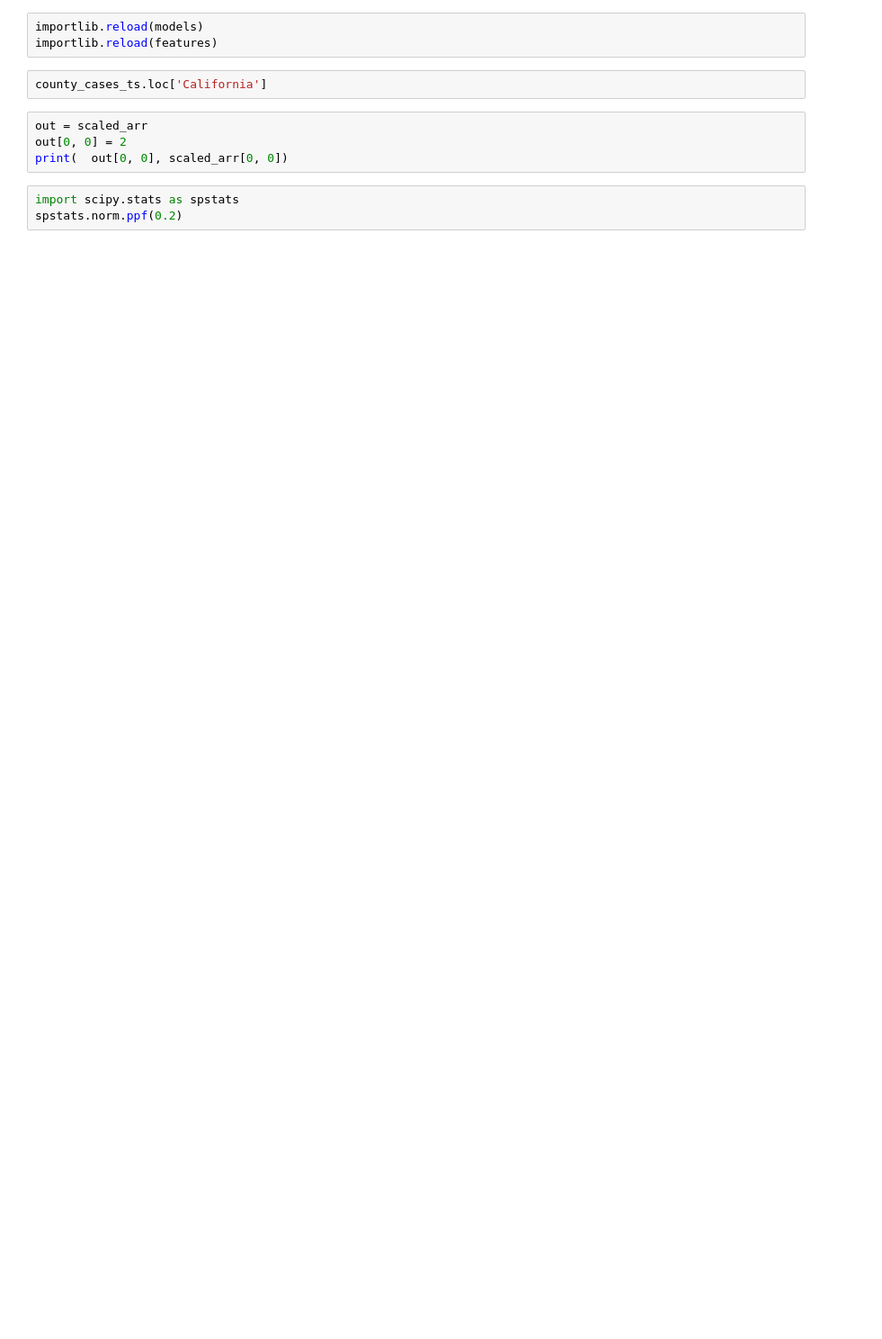
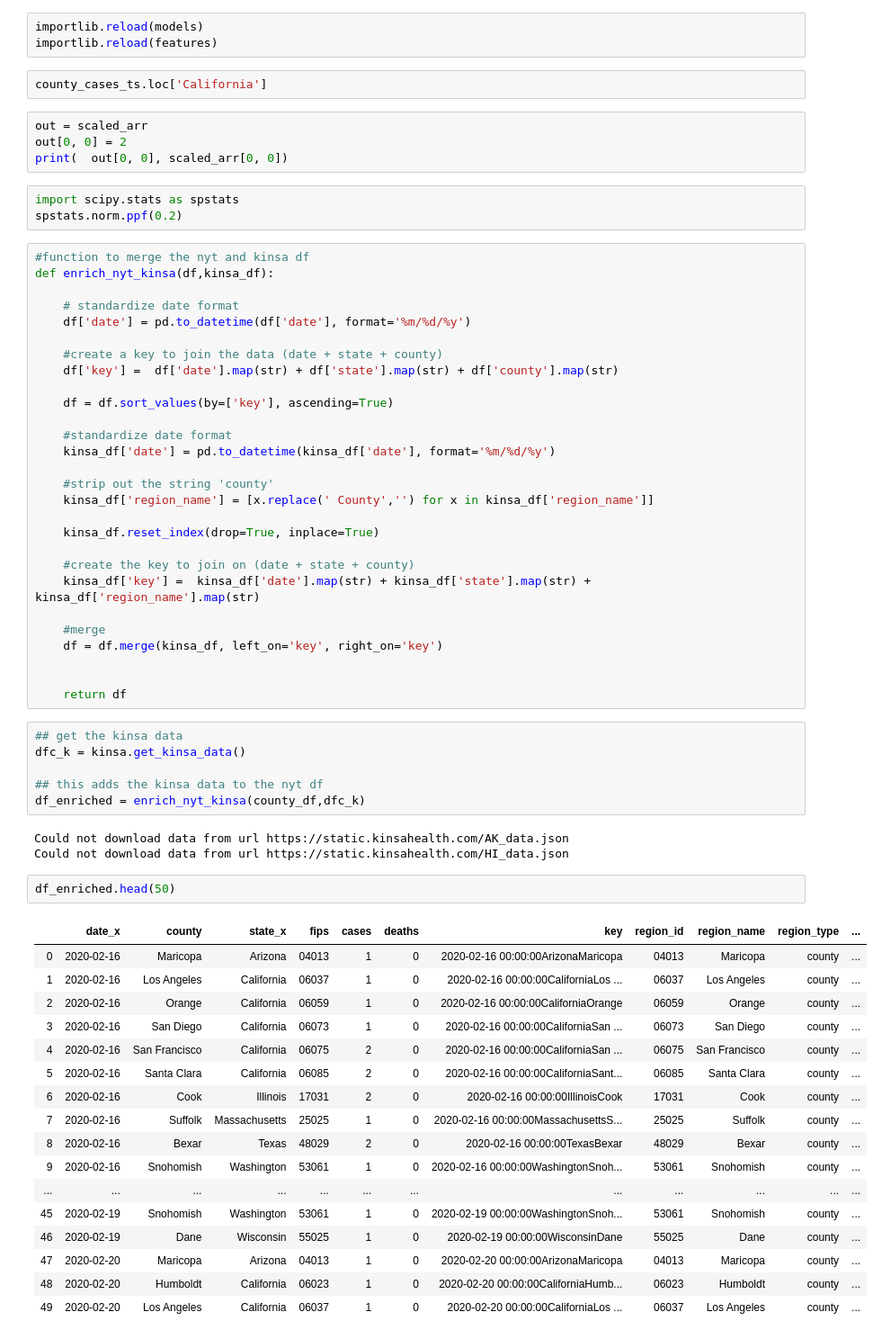
Before and after one commit to yash-deshpande/isolat-public, a Jupyter notebook: src/demo_forecast.ipynb, the cells around one changed output. Shown: that part at 90% size. Saved outputs shown, nothing was run; the diff lists cells and outputs as text; blank space fills up the shorter version.

Commit message:
added kinsa function to notebook

```diff
--- a/src/demo_forecast.ipynb
+++ b/src/demo_forecast.ipynb
@@ -98,3 +111,60 @@ print(  out[0, 0], scaled_arr[0, 0])
 # %%
 import scipy.stats as spstats
 spstats.norm.ppf(0.2)
+# %%
+#function to merge the nyt and kinsa df
+def enrich_nyt_kinsa(df,kinsa_df):
+
+    # standardize date format
+    df['date'] = pd.to_datetime(df['date'], format='%m/%d/%y')
+
+    #create a key to join the data (date + state + county)
+    df['key'] =  df['date'].map(str) + df['state'].map(str) + df['county'].map(str)
+
+    df = df.sort_values(by=['key'], ascending=True)
+
+    #standardize date format
+    kinsa_df['date'] = pd.to_datetime(kinsa_df['date'], format='%m/%d/%y')
+
+    #strip out the string 'county'
+    kinsa_df['region_name'] = [x.replace(' County','') for x in kinsa_df['region_name']]
+
+    kinsa_df.reset_index(drop=True, inplace=True)
+
+    #create the key to join on (date + state + county)
+    kinsa_df['key'] =  kinsa_df['date'].map(str) + kinsa_df['state'].map(str) + kinsa_df['region_name'].map(str)
+
+    #merge
+    df = df.merge(kinsa_df, left_on='key', right_on='key')
+
+
+    return df
+# %%
+## get the kinsa data
+dfc_k = kinsa.get_kinsa_data()
+
+## this adds the kinsa data to the nyt df
+df_enriched = enrich_nyt_kinsa(county_df,dfc_k)
+# %% [output]
+Could not download data from url https://static.kinsahealth.com/AK_data.json
+Could not download data from url https://static.kinsahealth.com/HI_data.json
+# %%
+df_enriched.head(50)
+# %% [output]
+|  | date_x | county | state_x | fips | cases | deaths | key | region_id | region_name | region_type | ... |
+| 0 | 2020-02-16 | Maricopa | Arizona | 04013 | 1 | 0 | 2020-02-16 00:00:00ArizonaMaricopa | 04013 | Maricopa | county | ... |
+| 1 | 2020-02-16 | Los Angeles | California | 06037 | 1 | 0 | 2020-02-16 00:00:00CaliforniaLos ... | 06037 | Los Angeles | county | ... |
+| 2 | 2020-02-16 | Orange | California | 06059 | 1 | 0 | 2020-02-16 00:00:00CaliforniaOrange | 06059 | Orange | county | ... |
+| 3 | 2020-02-16 | San Diego | California | 06073 | 1 | 0 | 2020-02-16 00:00:00CaliforniaSan ... | 06073 | San Diego | county | ... |
+| 4 | 2020-02-16 | San Francisco | California | 06075 | 2 | 0 | 2020-02-16 00:00:00CaliforniaSan ... | 06075 | San Francisco | county | ... |
+| 5 | 2020-02-16 | Santa Clara | California | 06085 | 2 | 0 | 2020-02-16 00:00:00CaliforniaSant... | 06085 | Santa Clara | county | ... |
+| 6 | 2020-02-16 | Cook | Illinois | 17031 | 2 | 0 | 2020-02-16 00:00:00IllinoisCook | 17031 | Cook | county | ... |
+| 7 | 2020-02-16 | Suffolk | Massachusetts | 25025 | 1 | 0 | 2020-02-16 00:00:00MassachusettsS... | 25025 | Suffolk | county | ... |
+| 8 | 2020-02-16 | Bexar | Texas | 48029 | 2 | 0 | 2020-02-16 00:00:00TexasBexar | 48029 | Bexar | county | ... |
+| 9 | 2020-02-16 | Snohomish | Washington | 53061 | 1 | 0 | 2020-02-16 00:00:00WashingtonSnoh... | 53061 | Snohomish | county | ... |
+| ... | ... | ... | ... | ... | ... | ... | ... | ... | ... | ... | ... |
+| 45 | 2020-02-19 | Snohomish | Washington | 53061 | 1 | 0 | 2020-02-19 00:00:00WashingtonSnoh... | 53061 | Snohomish | county | ... |
+| 46 | 2020-02-19 | Dane | Wisconsin | 55025 | 1 | 0 | 2020-02-19 00:00:00WisconsinDane | 55025 | Dane | county | ... |
+| 47 | 2020-02-20 | Maricopa | Arizona | 04013 | 1 | 0 | 2020-02-20 00:00:00ArizonaMaricopa | 04013 | Maricopa | county | ... |
+| 48 | 2020-02-20 | Humboldt | California | 06023 | 1 | 0 | 2020-02-20 00:00:00CaliforniaHumb... | 06023 | Humboldt | county | ... |
+| 49 | 2020-02-20 | Los Angeles | California | 06037 | 1 | 0 | 2020-02-20 00:00:00CaliforniaLos ... | 06037 | Los Angeles | county | ... |
```
Also changed, not shown: parts of 4 cells of this notebook.
